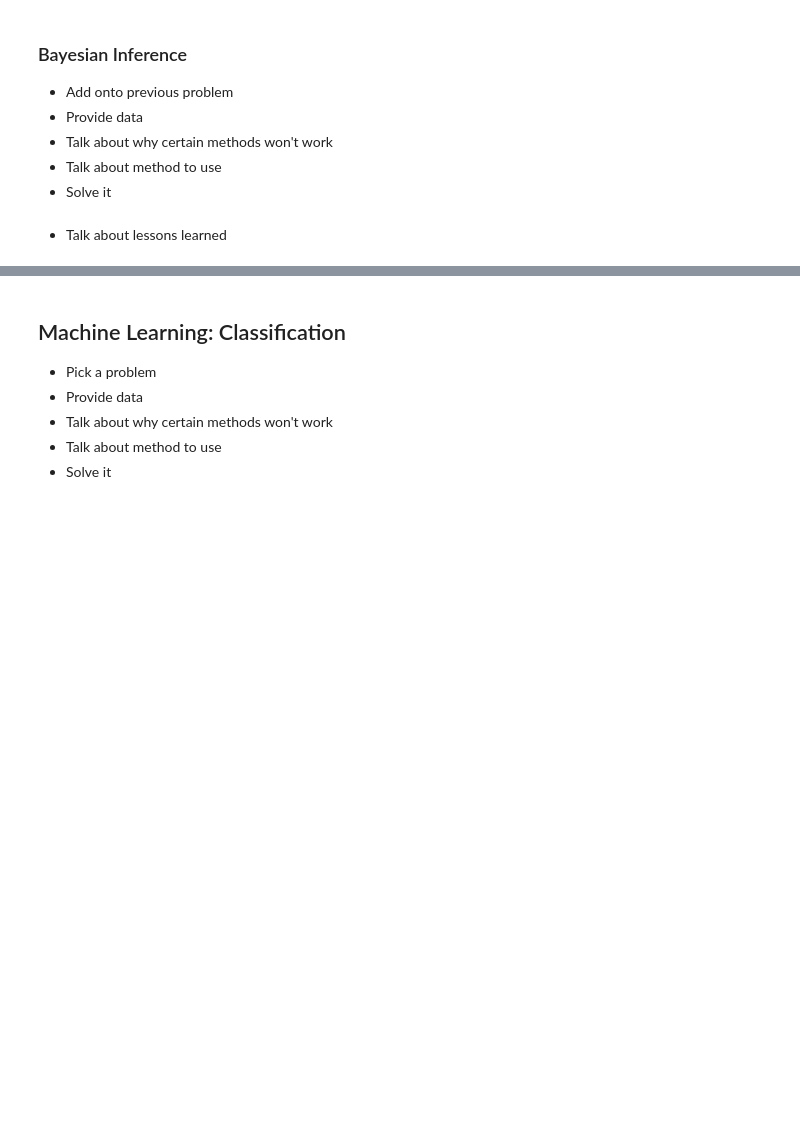
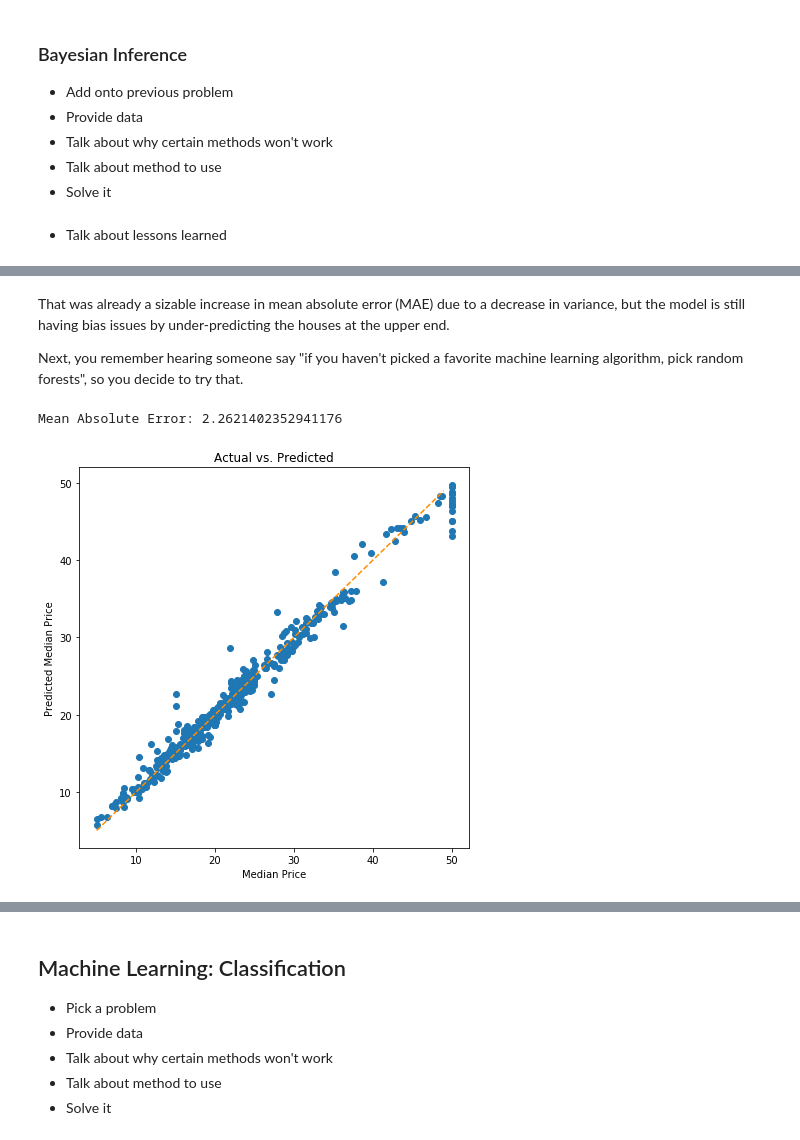
Before and after one commit to JeffMacaluso/Talks, a Jupyter notebook: WhenToUseWhat/WhenToUseWhat.ipynb, the cells around one changed output, grey strips where cells are left out. Drawn from its saved outputs; the diff is of its cells as text; code cells hidden in the pictures; blank space fills up the shorter version.

```diff
--- a/WhenToUseWhat/WhenToUseWhat.ipynb
+++ b/WhenToUseWhat/WhenToUseWhat.ipynb
@@ -72,0 +274,39 @@ Scikit-Learn: 0.20.0
+# %% [markdown]
+That was already a sizable increase in mean absolute error (MAE) due to a decrease in variance, but the model is still having bias issues by under-predicting the houses at the upper end.
+
+Next, you remember hearing someone say "if you haven't picked a favorite machine learning algorithm, pick random forests", so you decide to try that.
+# %%
+from sklearn.ensemble import RandomForestRegressor
+
+# Instantiating a random forest model
+model = RandomForestRegressor(n_estimators=25, random_state=46)
+
+# Using k-fold cross validation to fit/evaluate the model
+# This is because there are so few observations, so a simple train/test split is more likely to be misleading
+# It's typically best to use k-folds cross validation if you have less than 300,000 observations
+k_fold = KFold(n_splits=10, shuffle=True, random_state=46)  # Instantiating the k-folds object with 10 folds
+k_fold_scores = cross_val_score(model, X, y, cv=k_fold,  # Fitting the k-folds object
+                                n_jobs=-1,  # Parallel processing for all cores on your CPU
+                                scoring='neg_mean_absolute_error')  # Specifying mean absolute error as the metric to report
+random_forest_mean_absolute_error = abs(np.mean(k_fold_scores))  # Gathering the average mean absolute error from the folds
+print('Mean Absolute Error:', random_forest_mean_absolute_error)  # Reporting the mean absolute error
+
+# Fitting the model on the entire dataset and producing predictions
+model.fit(X, y)
+housing_data['Prediction'] = model.predict(X)
+
+# Plotting the predicted vs. actuals
+plt.figure(figsize=(7, 7))
+plt.scatter(x=housing_data['MedianPrice'], y=housing_data['Prediction'])
+plt.xlabel('Median Price')
+plt.ylabel('Predicted Median Price')
+
+# Plotting a diagonal line to better differentiate the actuals vs. predicted
+line_coords = np.arange(housing_data[['MedianPrice', 'Prediction']].min().min(), housing_data[['MedianPrice', 'Prediction']].max().max())
+plt.plot(line_coords, line_coords,  # X and y points
+             color='darkorange', linestyle='--')
+plt.title('Actual vs. Predicted')
+plt.show()
+# %% [output]
+Mean Absolute Error: 2.2621402352941176
+[figure, added]
```
Also changed, not shown: parts of 14 cells of this notebook.
